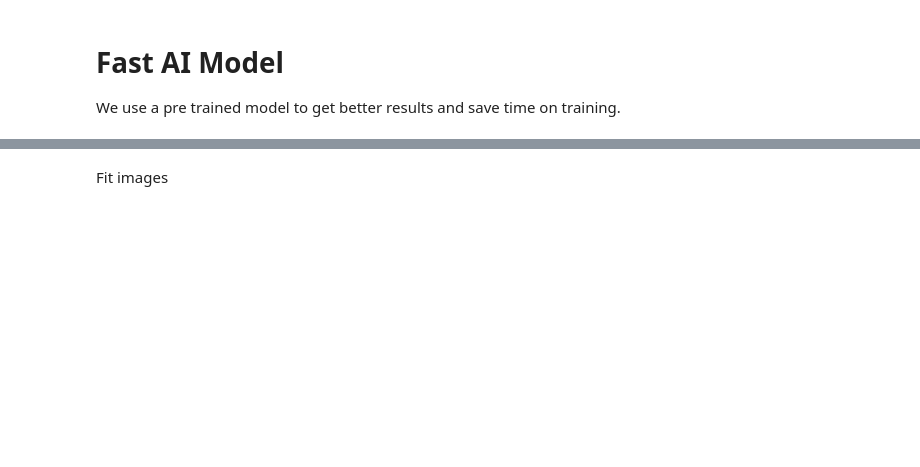
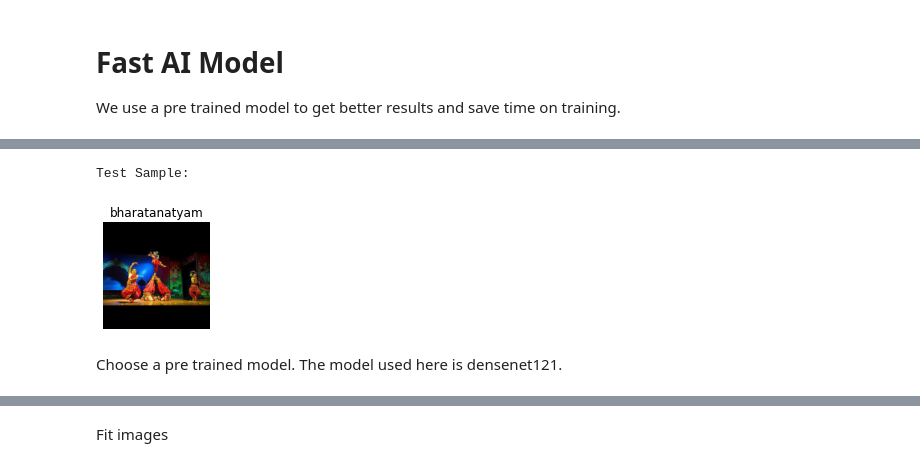
Before and after one commit to parik1999/Hackerearth_Identify_Dance_Forms, a Jupyter notebook: Notebook.ipynb, the cells around one changed output, grey strips where cells are left out. Drawn from its saved outputs; the diff is of its cells as text; code cells hidden in the pictures; blank space fills up the shorter version.

```diff
--- a/Notebook.ipynb
+++ b/Notebook.ipynb
@@ -244 +205,9 @@ Choose resnet50 as the pre trained model and create a CNN learner.
+# %%
+print('Test Sample:')
+data.show_batch(rows=1, figsize=(6,2), ds_type = DatasetType.Test)
+# %% [output]
+Test Sample:
+[figure, added]
+# %% [markdown]
+Choose a pre trained model. The model used here is densenet121.
 # %%
```
Also changed, not shown: parts of 66 cells of this notebook.
